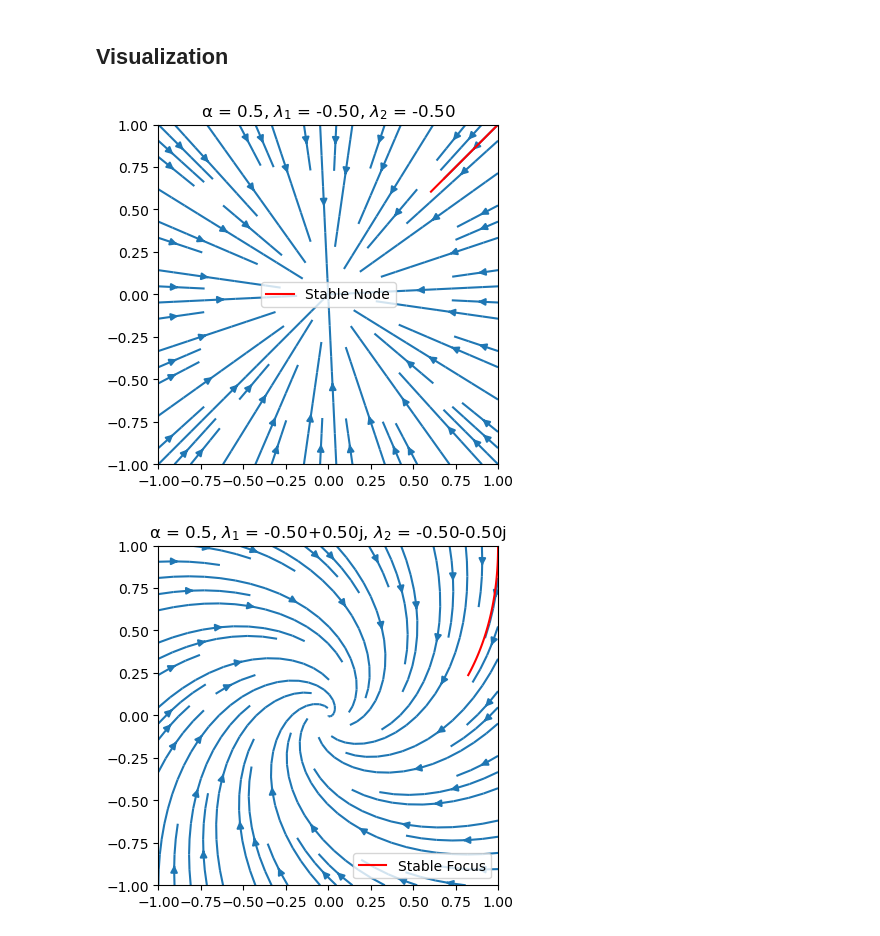
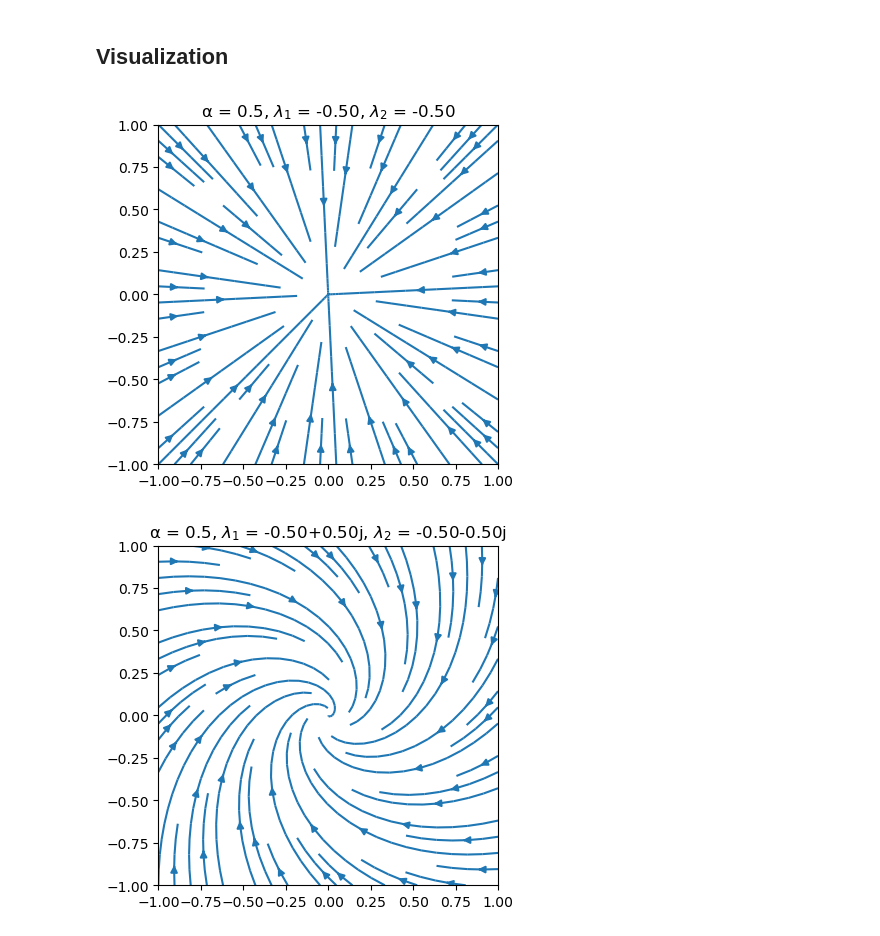
Before and after one commit to fehmisener/MLCMS-praktikum, a Jupyter notebook: exercise-4/src/task_1.ipynb, the cells around one changed output. Cells and saved outputs as stored; diff of their text form; code cells hidden in the pictures.

```diff
--- a/exercise-4/src/task_1.ipynb
+++ b/exercise-4/src/task_1.ipynb
@@ -41,31 +41,28 @@ plot_matrices = [
 # %%
 def plot_topological_classifications():
     """
     Plot topological classifications.
 
     This function plots the topological classifications based on the given plot_matrices.
     It calculates the eigenvalues of each plot matrix, solves the differential equation using Euler's method,
     and plots the phase portrait along with the trajectory.
 
     Parameters:
         None
 
     Returns:
         None
     """
     for i, plot_matrix in enumerate(plot_matrices):
         A = plot_matrix['A']
         eigenvalues = eig(A)[0]
         time = np.linspace(0, 1, 50)
 
-        yt, time = solve_euler(lambda y: A@y, y0, time)
 
         ax0 = plot_phase_portrait(A, X, Y)
-        ax0.plot(yt[:, 0], yt[:, 1], c='red', label=plot_matrix['title'])
         ax0.set_title(f"α = {1/2}, $λ_1$ = {eigenvalues[0]:.2f}, $λ_2$ = {eigenvalues[1]:.2f}");
-        ax0.legend()
 
 plot_topological_classifications()
 # %% [output]
-[figure, old version]
+[figure, new version]
-[figure, old version]
+[figure, new version]
```
Also changed, not shown: parts of 1 cell of this notebook, 1 other file.
